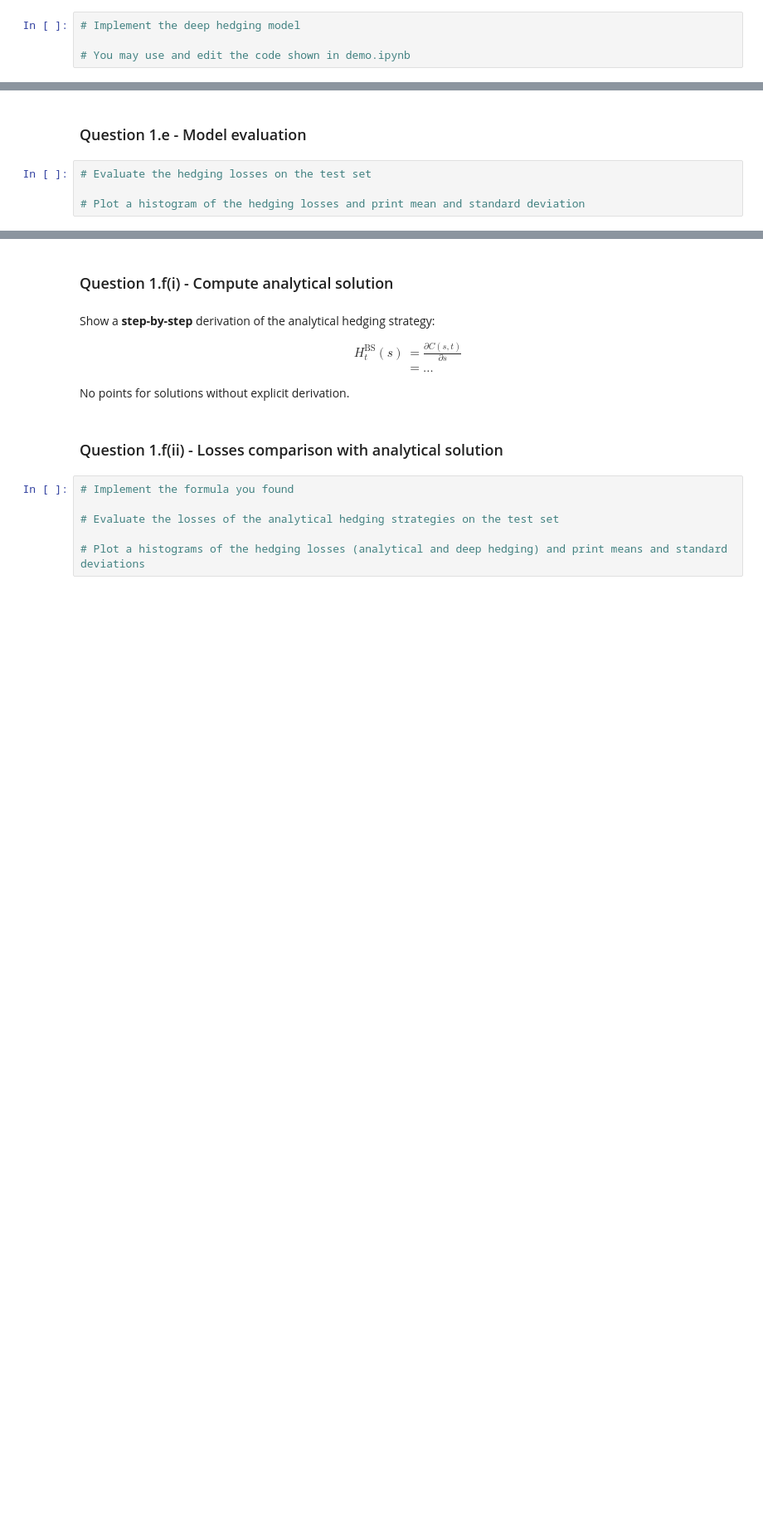
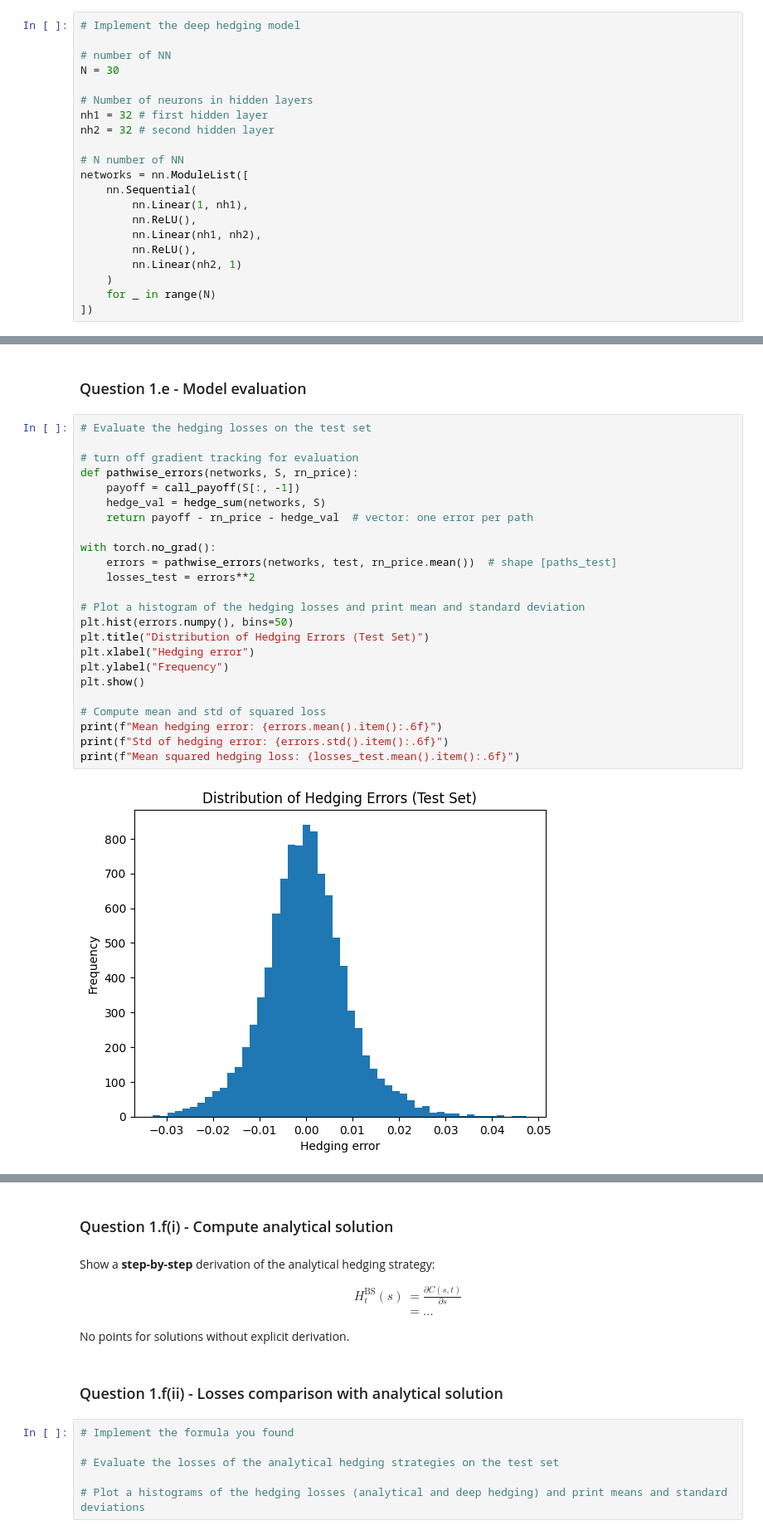
Before and after one commit to njohnson433/Machine-Learning-in-Finance-Insurance-HS25, a Jupyter notebook: project_3/template3.ipynb, the cells around one changed output, grey strips where cells are left out. Shown at 83% size. Drawn from its saved outputs; the diff is of its cells as text; blank space fills up the shorter version.

```diff
--- a/project_3/template3.ipynb
+++ b/project_3/template3.ipynb
@@ -24,7 +67,24 @@ Check that $ S_t = s_0 \exp \left( \sigma W_t - \frac{1}{2} \sigma^2 t \right)$
 # %%
 # Implement the deep hedging model
 
-# You may use and edit the code shown in demo.ipynb
+# number of NN
+N = 30
+
+# Number of neurons in hidden layers
+nh1 = 32 # first hidden layer
+nh2 = 32 # second hidden layer
+
+# N number of NN
+networks = nn.ModuleList([
+    nn.Sequential(
+        nn.Linear(1, nh1),
+        nn.ReLU(),
+        nn.Linear(nh1, nh2),
+        nn.ReLU(),
+        nn.Linear(nh2, 1)
+    )
+    for _ in range(N)
+])
 # %% [markdown]
 ### Question 1.d - Model training
 # %%
@@ -38,4 +181,26 @@ Check that $ S_t = s_0 \exp \left( \sigma W_t - \frac{1}{2} \sigma^2 t \right)$
 # %%
 # Evaluate the hedging losses on the test set
 
+# turn off gradient tracking for evaluation
+def pathwise_errors(networks, S, rn_price):
+    payoff = call_payoff(S[:, -1])
+    hedge_val = hedge_sum(networks, S)
+    return payoff - rn_price - hedge_val  # vector: one error per path
+
+with torch.no_grad():
+    errors = pathwise_errors(networks, test, rn_price.mean())  # shape [paths_test]
+    losses_test = errors**2
+
 # Plot a histogram of the hedging losses and print mean and standard deviation
+plt.hist(errors.numpy(), bins=50)
+plt.title("Distribution of Hedging Errors (Test Set)")
+plt.xlabel("Hedging error")
+plt.ylabel("Frequency")
+plt.show()
+
+# Compute mean and std of squared loss
+print(f"Mean hedging error: {errors.mean().item():.6f}")
+print(f"Std of hedging error: {errors.std().item():.6f}")
+print(f"Mean squared hedging loss: {losses_test.mean().item():.6f}")
+# %% [output]
+[figure, added]
```
Also changed, not shown: parts of 6 cells of this notebook, 3 other files.
